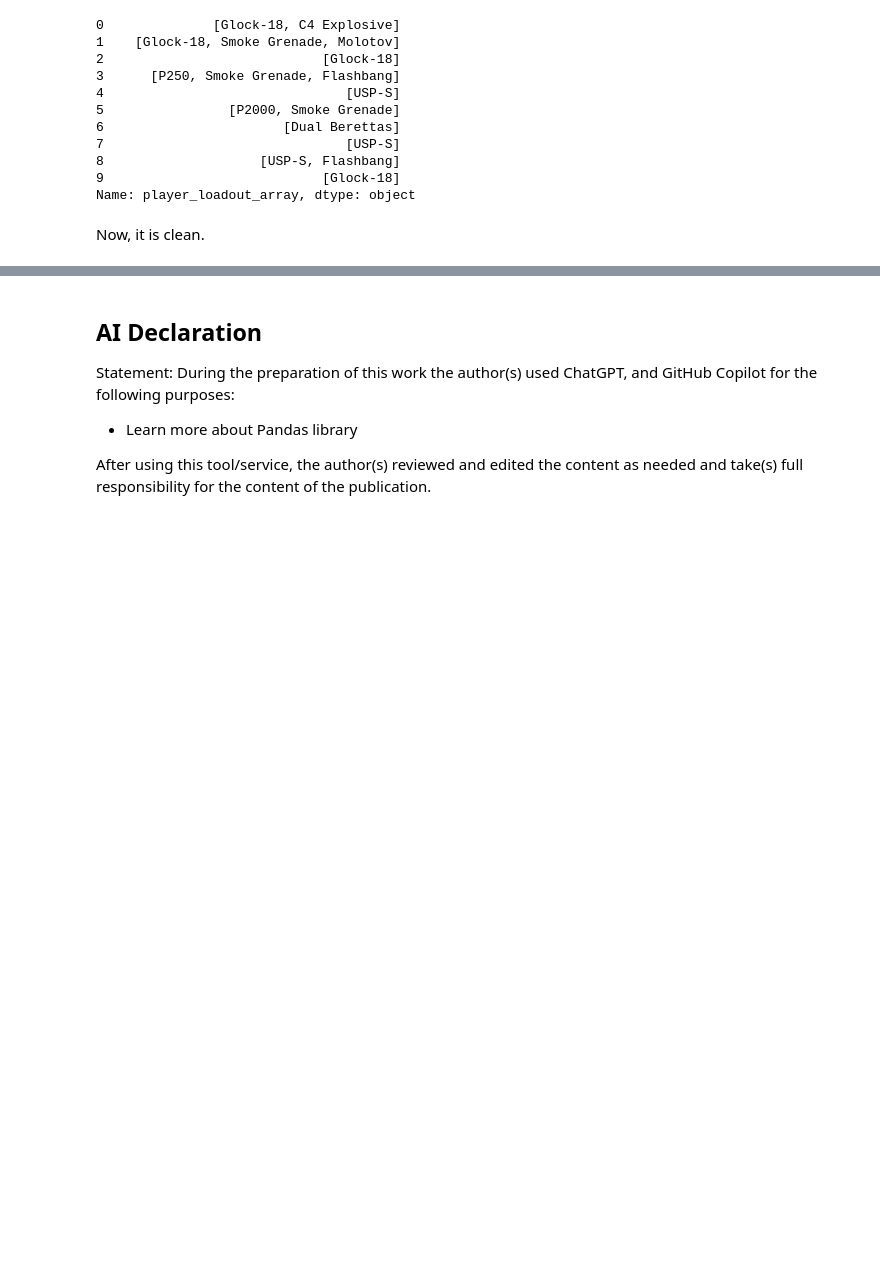
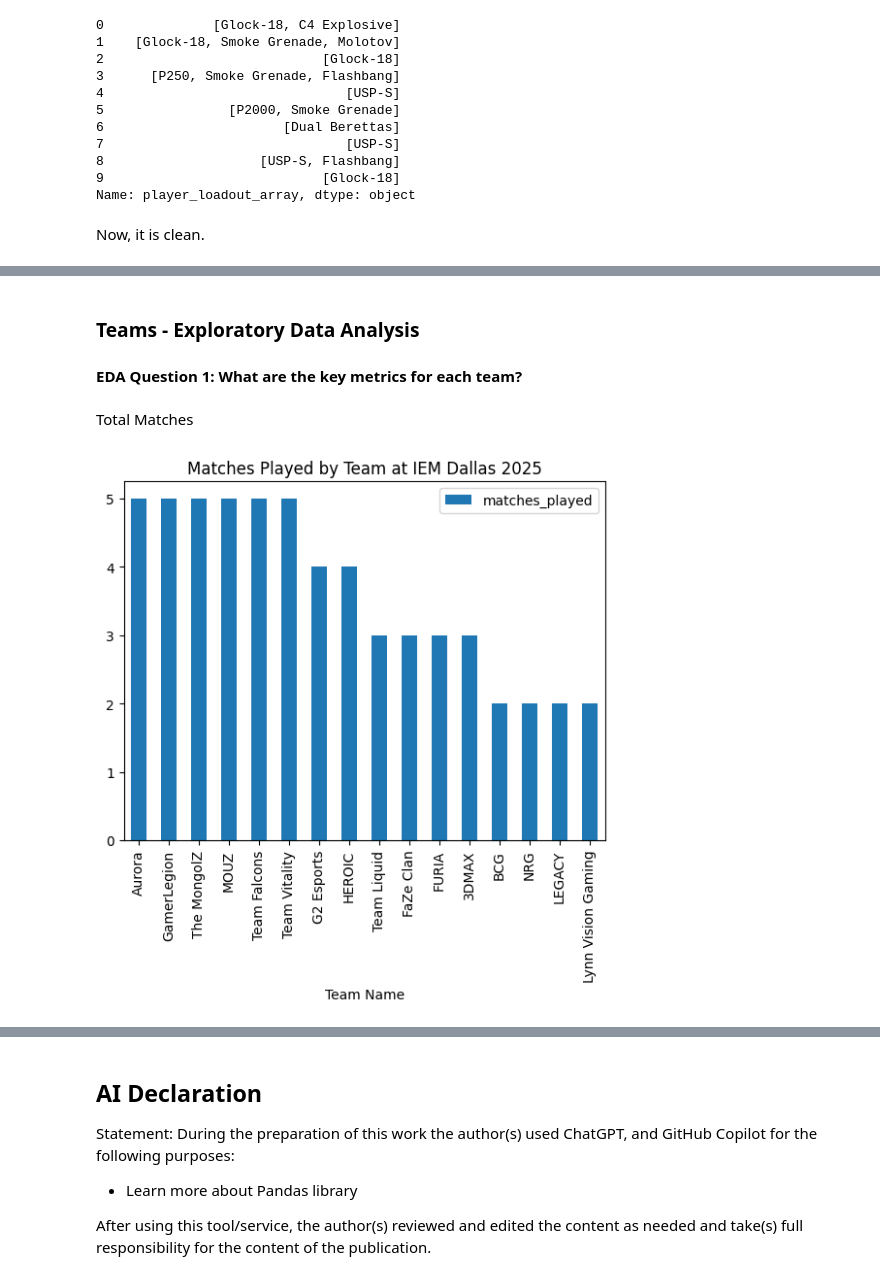
Before and after one commit to iwillreku3206/CSMODEL-MP, a Jupyter notebook: MP.ipynb, the cells around one changed output, grey strips where cells are left out. Saved outputs shown, nothing was run; the diff lists cells and outputs as text; code cells hidden in the pictures; blank space fills up the shorter version.

```diff
--- a/MP.ipynb
+++ b/MP.ipynb
@@ -410,0 +482,17 @@ Now, it is clean.
+# %% [markdown]
+### Teams - Exploratory Data Analysis
+#### EDA Question 1: What are the key metrics for each team?
+# %% [markdown]
+Total Matches
+# %%
+matches_per_team = demos.groupby('team_name')['match_id'].nunique().to_frame().reset_index()
+matches_per_team.columns = ['team_name', 'matches_played']
+
+matches_per_team = matches_per_team.sort_values(by='matches_played', ascending=False)
+
+matches_per_team.plot.bar(x='team_name', y='matches_played', rot=90, title='Matches Played by Team at IEM Dallas 2025')
+
+plt.pyplot.xlabel('Team Name')
+plt.pyplot.show()
+# %% [output]
+[figure, added]
```
Also changed, not shown: parts of 27 cells of this notebook, 1 other file.
